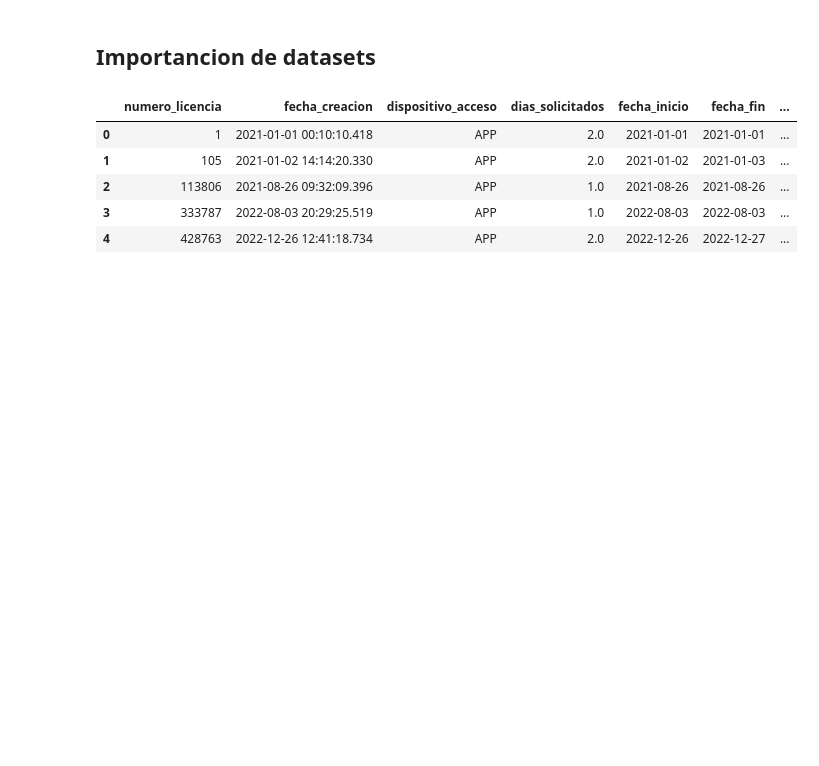
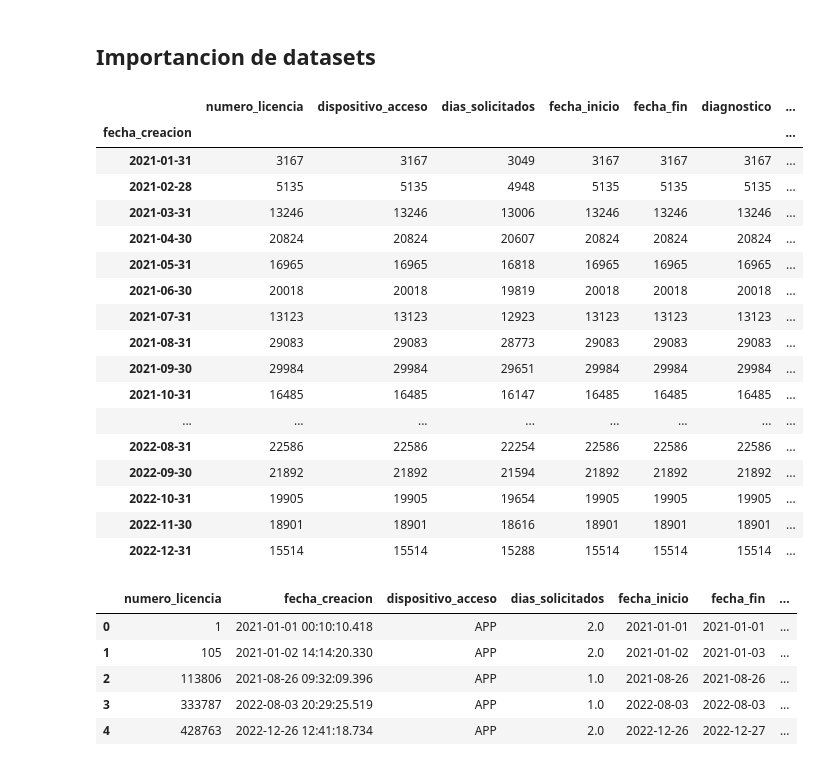
Before and after one commit to AntoSambuceti/datascience_classes, a Jupyter notebook: MM/Ciclo_Ciencia_de_Datos/2.1Datos_faltantes_y_outliers.ipynb, the cells around one changed output. Saved outputs shown, nothing was run; the diff lists cells and outputs as text; code cells hidden in the pictures; blank space fills up the shorter version.

```diff
--- a/MM/Ciclo Ciencia de Datos/2.1 Datos_faltantes_y_outliers.ipynb
+++ b/MM/Ciclo_Ciencia_de_Datos/2.1Datos_faltantes_y_outliers.ipynb
@@ -110,6 +110,32 @@ from sklearn.impute import SimpleImputer
 url = 'https://raw.githubusercontent.com/MentoriaDiploDatos/Presentacion/main/data.csv'
 # %%
 df = pd.read_csv(url, sep=';')
+# %%
+from datetime import datetime
+
+df['fecha_creacion'] = df['fecha_creacion'].apply(pd.to_datetime)
+# %%
+df.set_index('fecha_creacion',inplace=True)
+df.resample('M').count()
+# %% [output]
+|  | numero_licencia | dispositivo_acceso | dias_solicitados | fecha_inicio | fecha_fin | diagnostico | ... |
+| fecha_creacion |  |  |  |  |  |  | ... |
+| 2021-01-31 | 3167 | 3167 | 3049 | 3167 | 3167 | 3167 | ... |
+| 2021-02-28 | 5135 | 5135 | 4948 | 5135 | 5135 | 5135 | ... |
+| 2021-03-31 | 13246 | 13246 | 13006 | 13246 | 13246 | 13246 | ... |
+| 2021-04-30 | 20824 | 20824 | 20607 | 20824 | 20824 | 20824 | ... |
+| 2021-05-31 | 16965 | 16965 | 16818 | 16965 | 16965 | 16965 | ... |
+| 2021-06-30 | 20018 | 20018 | 19819 | 20018 | 20018 | 20018 | ... |
+| 2021-07-31 | 13123 | 13123 | 12923 | 13123 | 13123 | 13123 | ... |
+| 2021-08-31 | 29083 | 29083 | 28773 | 29083 | 29083 | 29083 | ... |
+| 2021-09-30 | 29984 | 29984 | 29651 | 29984 | 29984 | 29984 | ... |
+| 2021-10-31 | 16485 | 16485 | 16147 | 16485 | 16485 | 16485 | ... |
+| ... | ... | ... | ... | ... | ... | ... | ... |
+| 2022-08-31 | 22586 | 22586 | 22254 | 22586 | 22586 | 22586 | ... |
+| 2022-09-30 | 21892 | 21892 | 21594 | 21892 | 21892 | 21892 | ... |
+| 2022-10-31 | 19905 | 19905 | 19654 | 19905 | 19905 | 19905 | ... |
+| 2022-11-30 | 18901 | 18901 | 18616 | 18901 | 18901 | 18901 | ... |
+| 2022-12-31 | 15514 | 15514 | 15288 | 15514 | 15514 | 15514 | ... |
 # %%
 df.head(5)
 # %% [output]
```
Also changed, not shown: parts of 2 cells of this notebook, 3 other files.
